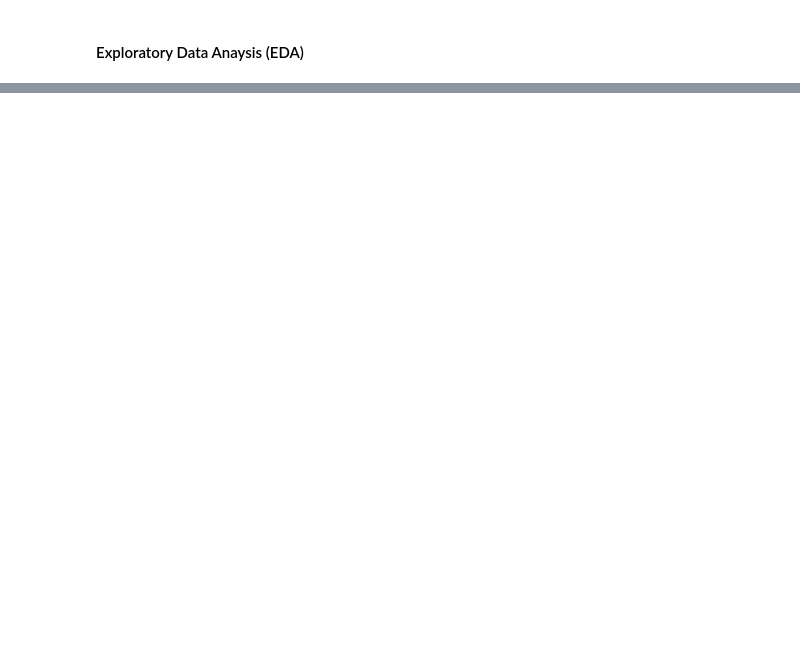
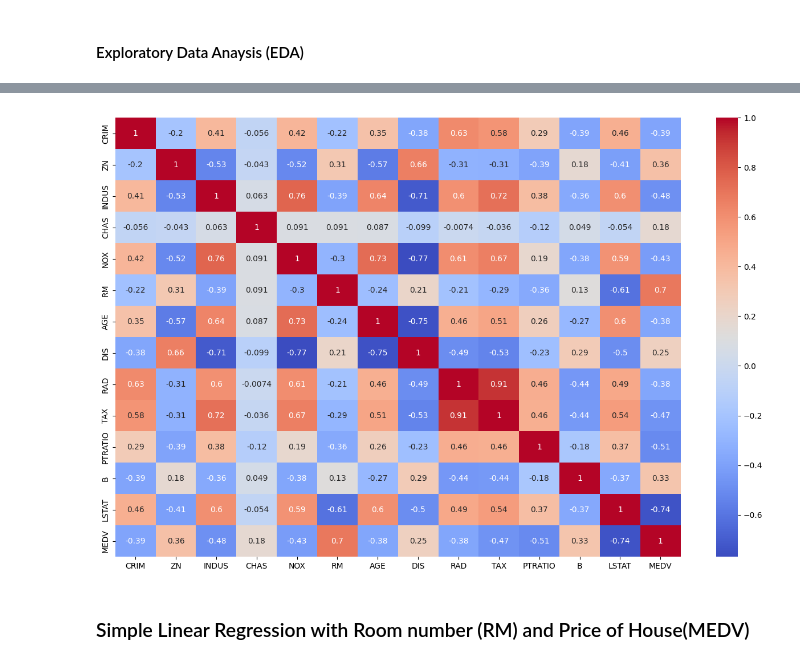
Before and after one commit to Subrata1998Kumar/ML-Practice, a Jupyter notebook: Regression/boston_housing_price_prediction.ipynb, the cells around one changed output, grey strips where cells are left out. Drawn from its saved outputs; the diff is of its cells as text; code cells hidden in the pictures; blank space fills up the shorter version.

Commit message:
Linear Regression Boston house price

```diff
--- a/Regression/boston_housing_price_prediction.ipynb
+++ b/Regression/boston_housing_price_prediction.ipynb
@@ -94,0 +136,8 @@ data.describe()
+# %%
+plt.figure(figsize=(16, 10))
+sns.heatmap(data.corr(), annot=True, cmap="coolwarm")
+plt.show()
+# %% [output]
+[figure, added]
+# %% [markdown]
+### Simple Linear Regression with Room number (RM) and Price of House(MEDV)
```
Also changed, not shown: parts of 42 cells of this notebook.
